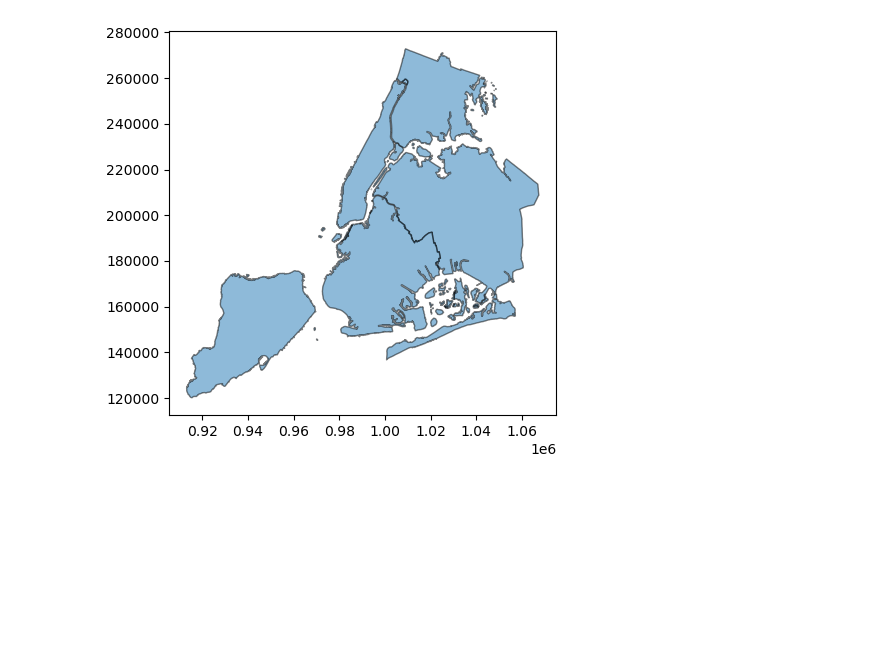
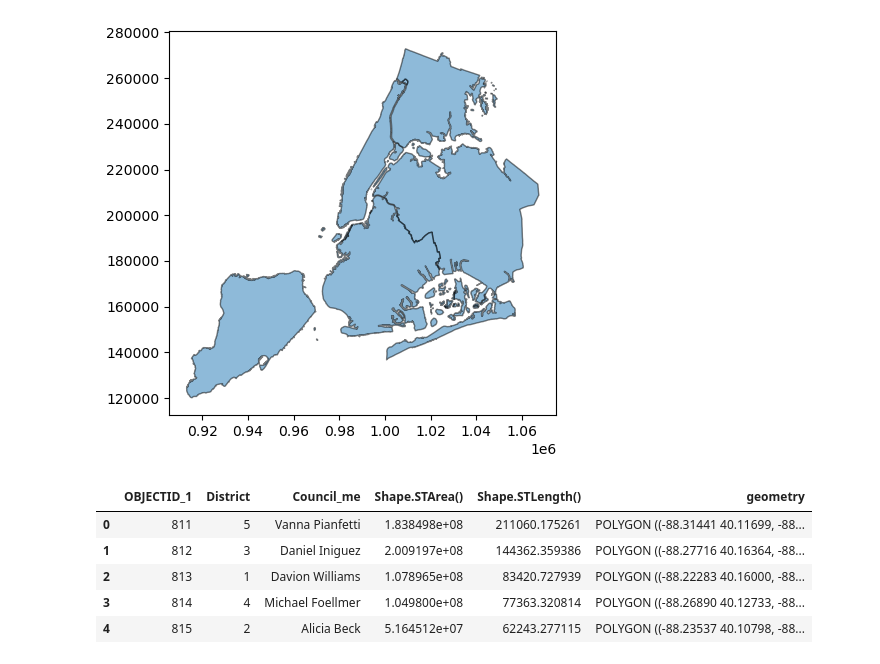
Before and after one commit to UIUC-iSchool-DataViz/is445_bcubcg_fall2022, a Jupyter notebook: _site/week07/inClass_week07.ipynb, the cells around one changed output. Cells and saved outputs as stored; diff of their text form; code cells hidden in the pictures; blank space fills up the shorter version.

```diff
--- a/_site/week07/inClass_week07.ipynb
+++ b/_site/week07/inClass_week07.ipynb
@@ -100,3 +100,14 @@ df.plot()
 ax = df.plot(figsize=(5,5), alpha=0.5, edgecolor='k')
 # %% [output]
 [figure]
+# %%
+councils = geopandas.read_file('https://gisportal.champaignil.gov/ms/rest/services/Open_Data/Open_Data/MapServer/1/query?outFields=*&where=1%3D1&f=geojson')
+# %%
+councils.head()
+# %% [output]
+|  | OBJECTID_1 | District | Council_me | Shape.STArea() | Shape.STLength() | geometry |
+| 0 | 811 | 5 | Vanna Pianfetti | 1.838498e+08 | 211060.175261 | POLYGON ((-88.31441 40.11699, -88... |
+| 1 | 812 | 3 | Daniel Iniguez | 2.009197e+08 | 144362.359386 | POLYGON ((-88.27716 40.16364, -88... |
+| 2 | 813 | 1 | Davion Williams | 1.078965e+08 | 83420.727939 | POLYGON ((-88.22283 40.16000, -88... |
+| 3 | 814 | 4 | Michael Foellmer | 1.049800e+08 | 77363.320814 | POLYGON ((-88.26890 40.12733, -88... |
+| 4 | 815 | 2 | Alicia Beck | 5.164512e+07 | 62243.277115 | POLYGON ((-88.23537 40.10798, -88... |
```
